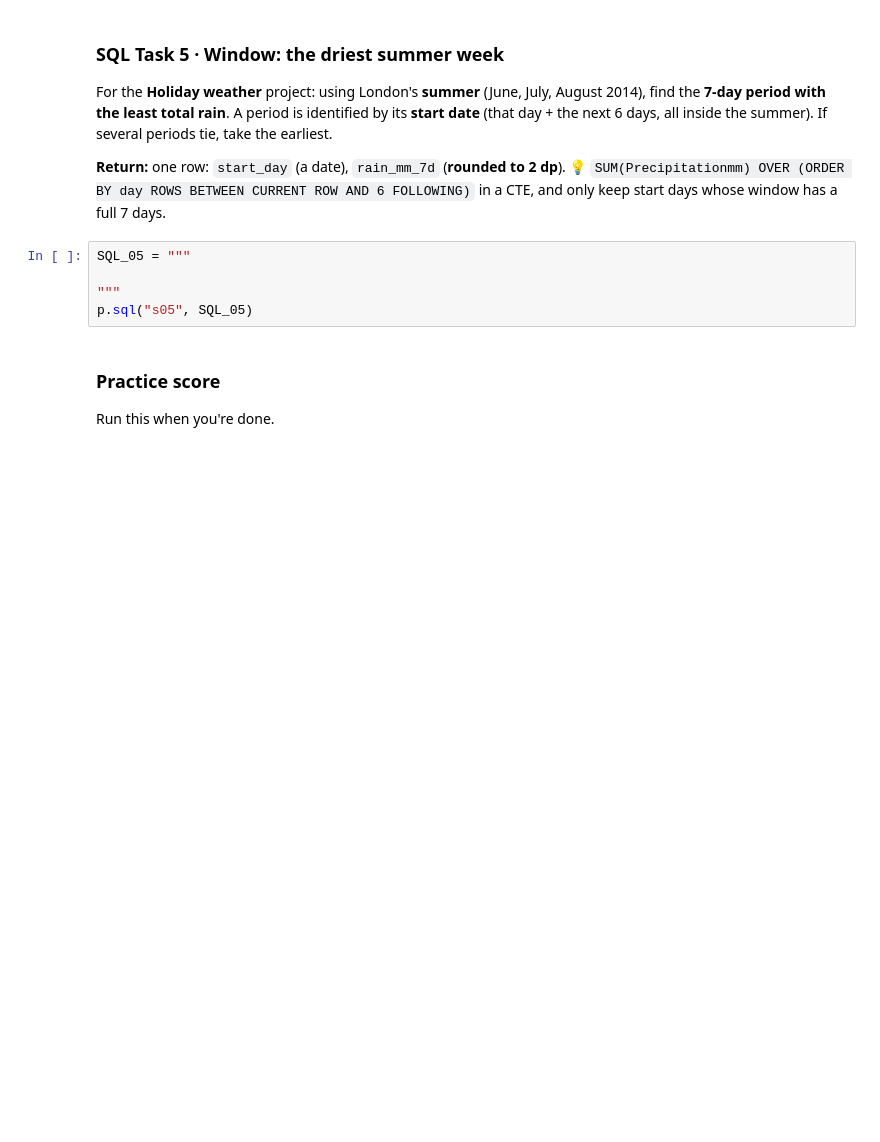
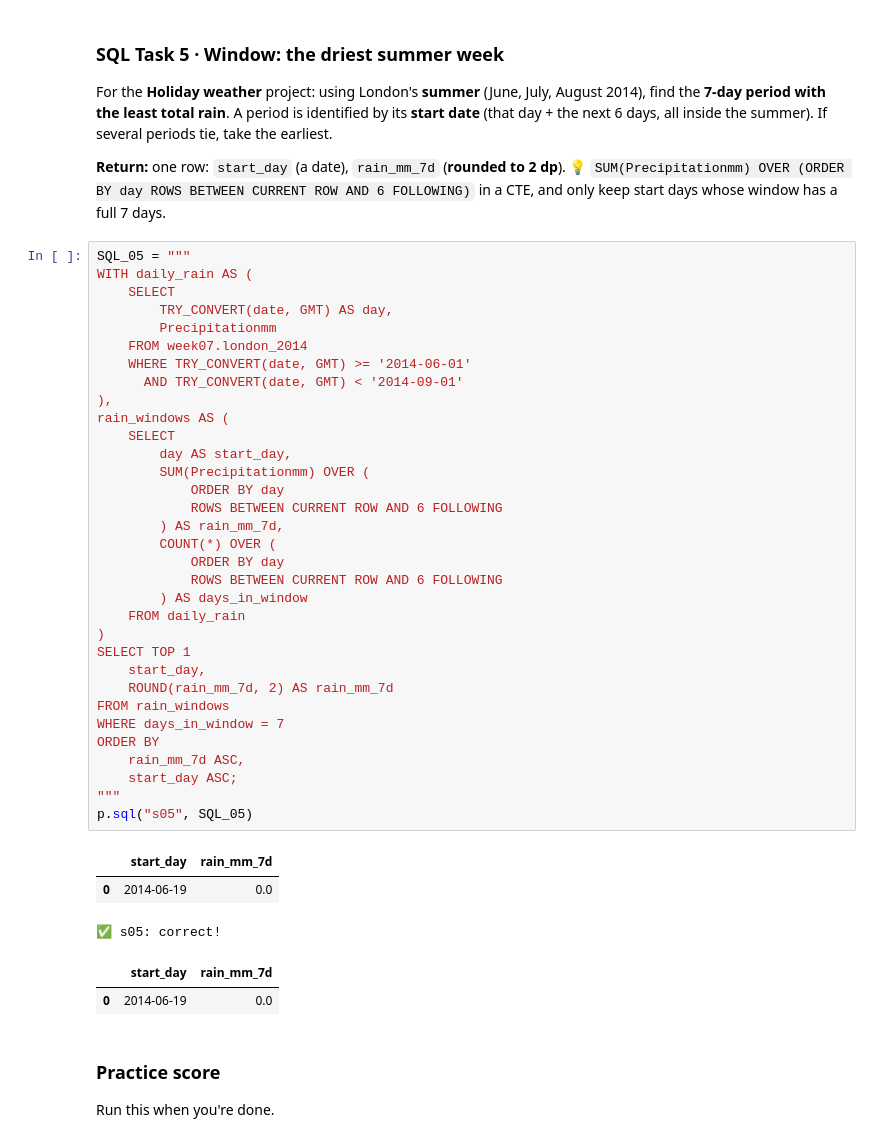
Before and after one commit to Dev-Divine-Peace/DataraFlow, a Jupyter notebook: Week 6/db/Week-7 Take Home.ipynb, the cells around one changed output. Cells and saved outputs as stored; diff of their text form; blank space fills up the shorter version.

```diff
--- a/Week 6/db/Week-7 Take Home.ipynb
+++ b/Week 6/db/Week-7 Take Home.ipynb
@@ -1474,9 +1543,43 @@ all inside the summer). If several periods tie, take the earliest.
 start days whose window has a full 7 days.
 # %%
 SQL_05 = """
-
+WITH daily_rain AS (
+    SELECT
+        TRY_CONVERT(date, GMT) AS day,
+        Precipitationmm
+    FROM week07.london_2014
+    WHERE TRY_CONVERT(date, GMT) >= '2014-06-01'
+      AND TRY_CONVERT(date, GMT) < '2014-09-01'
+),
+rain_windows AS (
+    SELECT
+        day AS start_day,
+        SUM(Precipitationmm) OVER (
+            ORDER BY day
+            ROWS BETWEEN CURRENT ROW AND 6 FOLLOWING
+        ) AS rain_mm_7d,
+        COUNT(*) OVER (
+            ORDER BY day
+            ROWS BETWEEN CURRENT ROW AND 6 FOLLOWING
+        ) AS days_in_window
+    FROM daily_rain
+)
+SELECT TOP 1
+    start_day,
+    ROUND(rain_mm_7d, 2) AS rain_mm_7d
+FROM rain_windows
+WHERE days_in_window = 7
+ORDER BY
+    rain_mm_7d ASC,
+    start_day ASC;
 """
 p.sql("s05", SQL_05)
+# %% [output]
+|  | start_day | rain_mm_7d |
+| 0 | 2014-06-19 | 0.0 |
+✅ s05: correct!
+|  | start_day | rain_mm_7d |
+| 0 | 2014-06-19 | 0.0 |
 # %% [markdown]
 ### Practice score
 Run this when you're done.
```
Also changed, not shown: parts of 6 cells of this notebook.
